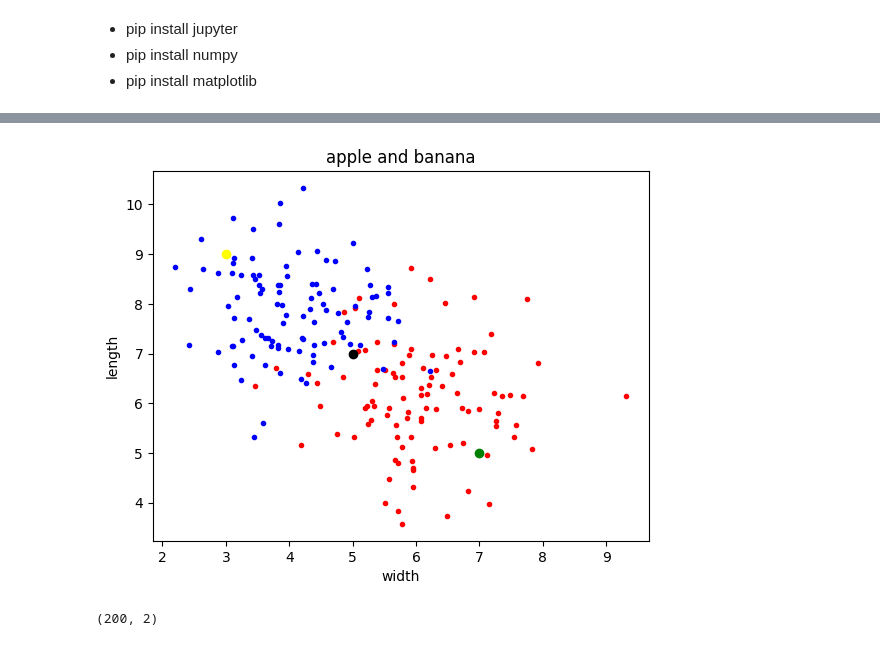
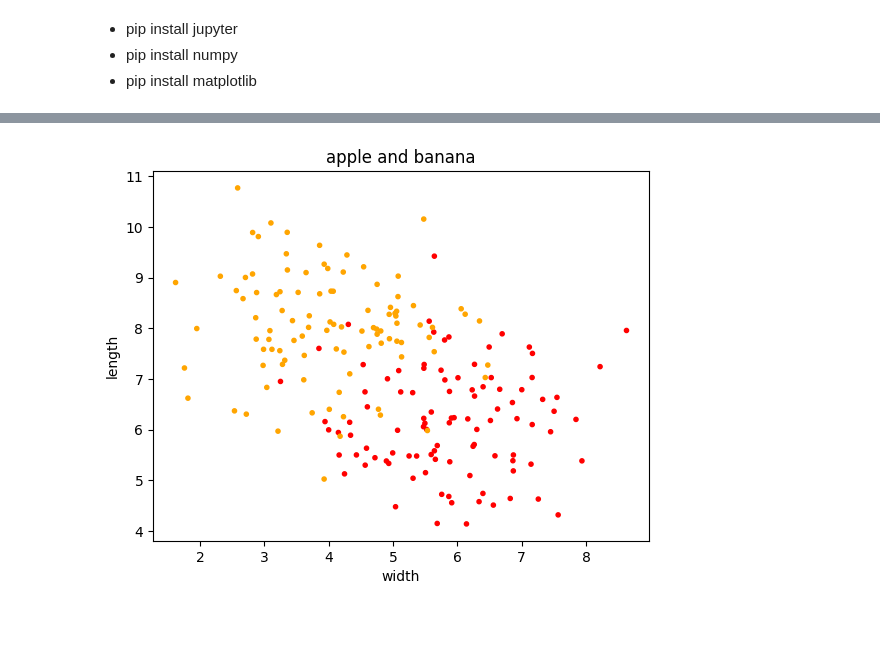
Before and after one commit to farhadspy/Machine-Learning, a Jupyter notebook: apple_banana.ipynb, the cells around one changed output, grey strips where cells are left out. Saved outputs shown, nothing was run; the diff lists cells and outputs as text; code cells hidden in the pictures.

```diff
--- a/apple_banana.ipynb
+++ b/apple_banana.ipynb
@@ -15,8 +16,18 @@ import matplotlib.pyplot as plt
 - apple = 0
 - banana = 1
 # %%
-n = 100
-apple_width = np.random.normal(6 ,1 ,n)
-apple_length = np.random.normal(6 ,1 ,n)
-banana_width = np.random.normal(4 ,1 ,n)
-banana_length = np.random.normal(8 ,1 ,n)
+def generate_dataset(n):
+    apple_width = np.random.normal(6 ,1 ,n)
+    apple_length = np.random.normal(6 ,1 ,n)
+    banana_width = np.random.normal(4 ,1 ,n)
+    banana_length = np.random.normal(8 ,1 ,n)
+
+    width = np.concatenate((apple_width , banana_width))
+    length = np.concatenate((apple_length , banana_length))
+    x = np.array((width , length)).T
+
+    y_apples = np.zeros(n , dtype='int')
+    y_bananas = np.ones(n , dtype='int')
+    y = np.concatenate((y_apples , y_bananas))
+
+    return x , y
@@ -32,20 +34,12 @@ z_length = 7
+# %%
+X_train , Y_train = generate_dataset(100)
 # %%
-plt.scatter(apple_width ,apple_length ,c='red' ,marker='.')
-plt.scatter(banana_width ,banana_length ,c='blue' ,marker='.')
-plt.scatter(x_width ,x_length ,c='yellow' ,marker='o')
-plt.scatter(y_width ,y_length ,c='green' ,marker='o')
-plt.scatter(z_width ,z_length ,c='black' ,marker='o')
+cmap = ["red" , "orange"]
+plt.scatter(X_train[:,0] ,X_train[:,1] , c = Y_train ,cmap=ListedColormap(cmap) ,marker='.')
+
 plt.title("apple and banana")
 plt.xlabel('width')
 plt.ylabel('length')
 plt.show()
 # %% [output]
-[figure, old version]
+[figure, new version]
-# %%
-width = np.concatenate((apple_width , banana_width))
-#width.shape
-length = np.concatenate((apple_length , banana_length))
-x_train = np.array((width , length)).T
-x_train.shape
-# %% [output]
-(200, 2)
```
Also changed, not shown: parts of 11 cells of this notebook.
